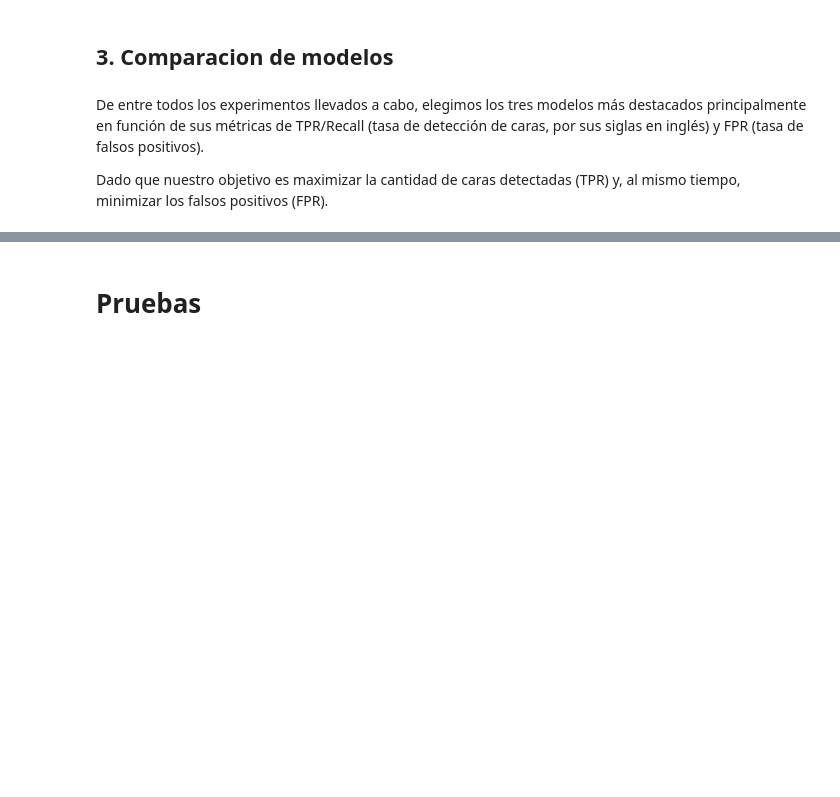
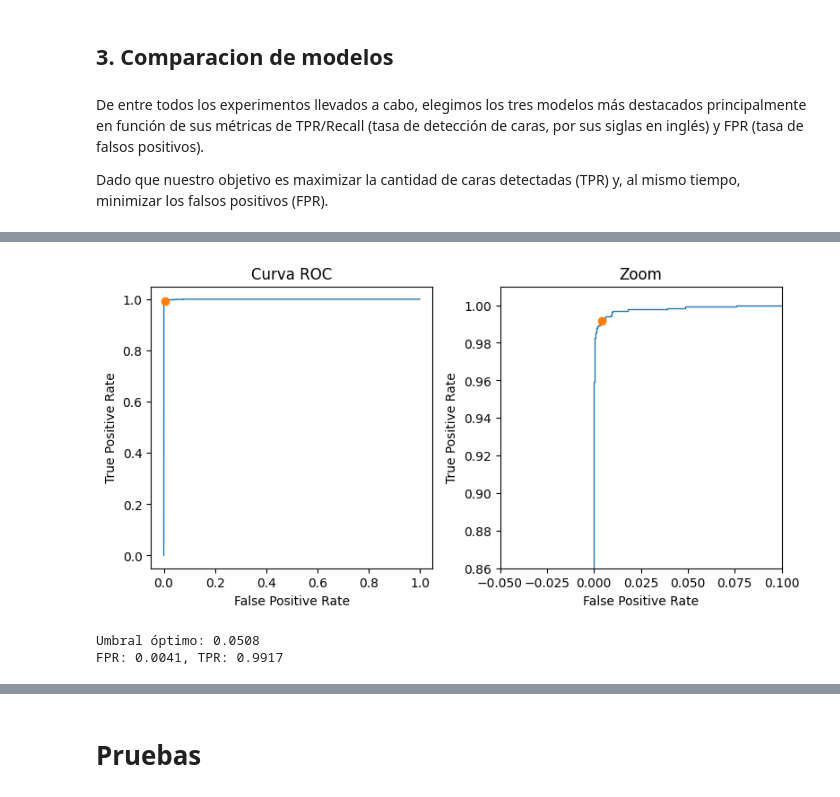
Before and after one commit to rde-armas/mode-2023, a Jupyter notebook: entrega_final/Laboratorio_mode.ipynb, the cells around one changed output, grey strips where cells are left out. Drawn from its saved outputs; the diff is of its cells as text; code cells hidden in the pictures; blank space fills up the shorter version.

Commit message:
Agrego las pruebas al modelo

```diff
--- a/entrega_final/Laboratorio_mode.ipynb
+++ b/entrega_final/Laboratorio_mode.ipynb
@@ -128,0 +151,74 @@ print(tabulate.tabulate(results, headers, tablefmt="grid"))
+# %%
+model_saved = load('./model/model.joblib')
+X_test_prep = feat.HOGPrepocess().preprocess_imgs(X_test)
+y_pred = model_saved.predict(X_test_prep)
+y_pred_proba = model_saved.predict_proba(X_test_prep)[:,1]
+# %%
+from sklearn.metrics import roc_curve, roc_auc_score
+
+# Curva ROC y umbral óptimo
+fig, ax = plt.subplots(1,2,figsize=(8, 8))
+
+fpr, tpr, thresholds = roc_curve(y_test, y_pred_proba)
+gmean = np.sqrt(tpr * (1 - fpr))
+index = np.argmax(gmean)
+thresholdOpt = round(thresholds[index], ndigits = 4)
+fprOpt = round(fpr[index], ndigits = 4)
+tprOpt = round(tpr[index], ndigits = 4)
+
+ax[0].step(
+    fpr,
+    tpr,
+    lw=1,
+    alpha=1,
+)
+
+ax[0].plot(
+    fprOpt,
+    tprOpt,
+    marker = 'o'
+)
+
+ax[0].set(
+    xlim=[-0.05, 1.05],
+    ylim=[-0.05, 1.05],
+    xlabel="False Positive Rate",
+    ylabel="True Positive Rate",
+    title=f"Curva ROC",
+)
+ax[0].axis("square")
+
+ax[1].set_aspect('equal')
+ax[1].set_xlim([-0.05, 0.1])
+ax[1].set_xbound(lower=-0.05, upper=0.1)
+ax[1].set_ylim([0.85,1])
+ax[1].set_ybound(lower=0.86, upper=1.01)
+
+ax[1].step(
+    fpr,
+    tpr,
+    lw=1,
+    alpha=1,
+)
+
+ax[1].plot(
+    fprOpt,
+    tprOpt,
+    marker = 'o'
+)
+
+ax[1].set(
+    xlabel="False Positive Rate",
+    ylabel="True Positive Rate",
+    title=f"Zoom",
+)
+
+plt.tight_layout()
+plt.show()
+
+print(f'Umbral óptimo: {thresholdOpt}')
+print(f'FPR: {fprOpt}, TPR: {tprOpt}')
+# %% [output]
+[figure, added]
+Umbral óptimo: 0.0508
+FPR: 0.0041, TPR: 0.9917
```
Also changed, not shown: parts of 32 cells of this notebook, 1 other file.
